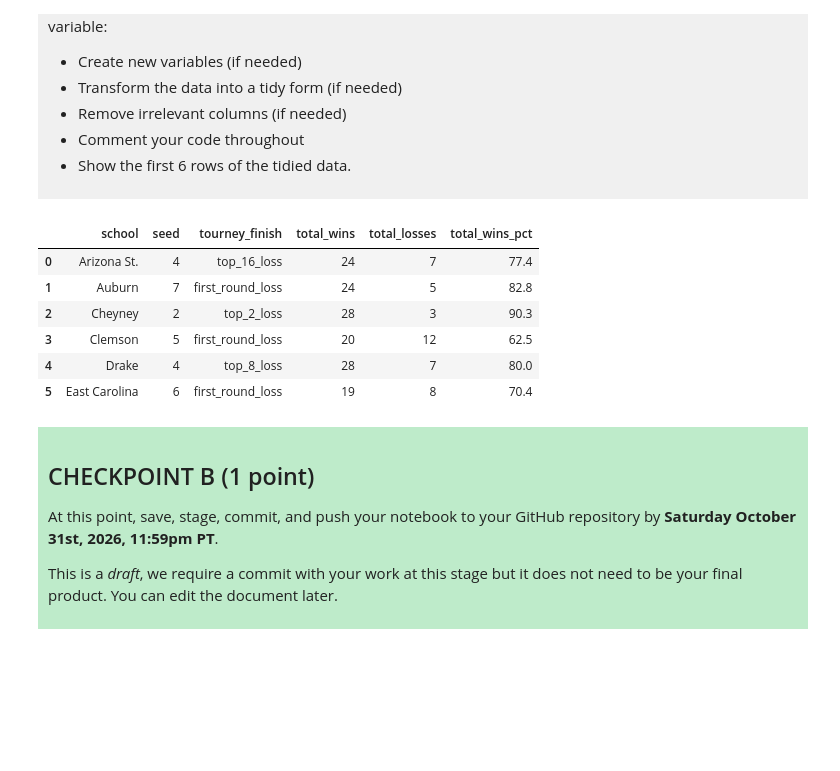
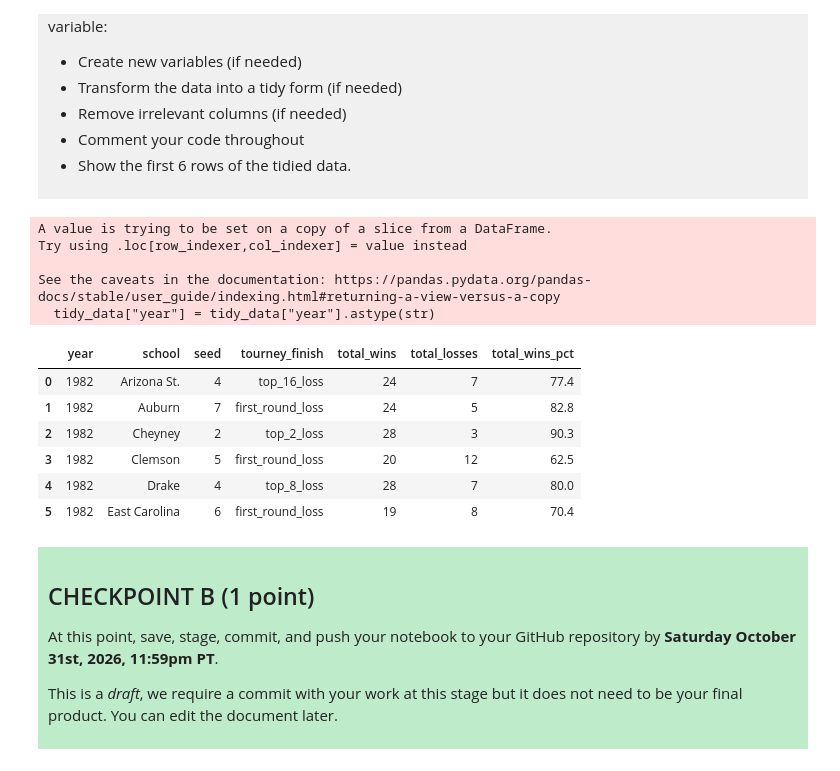
Before and after one commit to blauu05/dsci-100-project-brandon-lau, a Jupyter notebook: dsci-100-project-notebook.ipynb, the cells around one changed output. Drawn from its saved outputs; the diff is of its cells as text; code cells hidden in the pictures; blank space fills up the shorter version.

```diff
--- a/dsci-100-project-notebook.ipynb
+++ b/dsci-100-project-notebook.ipynb
@@ -127,7 +127,7 @@ To help you with the analysis, here is a table of descriptions of each of the va
 import pandas as pd
 import altair as alt
 url = "https://raw.githubusercontent.com/diverse-data-hub/diversedata/refs/heads/main/data-clean/womensmarchmadness.csv"
-data = pd.read_csv(url).head(6)
+data = pd.read_csv(url)
 
 data.head(6)
 # %% [output]
@@ -198,20 +198,26 @@ Produce a tidy data set that could be used to answer your research question usin
 </div>
 # %%
 # Removed irrelevant columns
-tidy_data = data[["school", "seed", "tourney_finish", "total_wins", "total_losses", "total_wins_pct"]]
+tidy_data = data[["year","school", "seed", "tourney_finish", "total_wins", "total_losses", "total_wins_pct"]]
+tidy_data["year"] = tidy_data["year"].astype(str)
 
 # Data in these columns are all tidy already
 
 # Shows first 6 rows
 tidy_data.head(6)
 # %% [output]
+A value is trying to be set on a copy of a slice from a DataFrame.
+Try using .loc[row_indexer,col_indexer] = value instead
+
+See the caveats in the documentation: https://pandas.pydata.org/pandas-docs/stable/user_guide/indexing.html#returning-a-view-versus-a-copy
+  tidy_data["year"] = tidy_data["year"].astype(str)
-|  | school | seed | tourney_finish | total_wins | total_losses | total_wins_pct |
-| 0 | Arizona St. | 4 | top_16_loss | 24 | 7 | 77.4 |
-| 1 | Auburn | 7 | first_round_loss | 24 | 5 | 82.8 |
-| 2 | Cheyney | 2 | top_2_loss | 28 | 3 | 90.3 |
-| 3 | Clemson | 5 | first_round_loss | 20 | 12 | 62.5 |
-| 4 | Drake | 4 | top_8_loss | 28 | 7 | 80.0 |
-| 5 | East Carolina | 6 | first_round_loss | 19 | 8 | 70.4 |
+|  | year | school | seed | tourney_finish | total_wins | total_losses | total_wins_pct |
+| 0 | 1982 | Arizona St. | 4 | top_16_loss | 24 | 7 | 77.4 |
+| 1 | 1982 | Auburn | 7 | first_round_loss | 24 | 5 | 82.8 |
+| 2 | 1982 | Cheyney | 2 | top_2_loss | 28 | 3 | 90.3 |
+| 3 | 1982 | Clemson | 5 | first_round_loss | 20 | 12 | 62.5 |
+| 4 | 1982 | Drake | 4 | top_8_loss | 28 | 7 | 80.0 |
+| 5 | 1982 | East Carolina | 6 | first_round_loss | 19 | 8 | 70.4 |
 # %% [markdown]
 <div style="background-color: #beebca; padding: 10px;">
 
```
Also changed, not shown: parts of 13 cells of this notebook.
